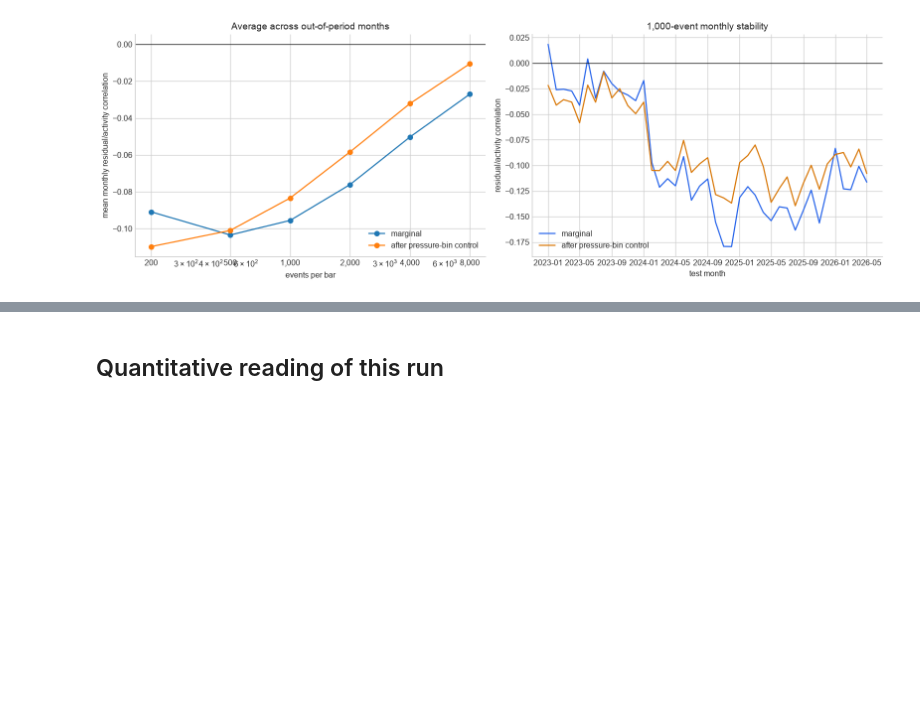
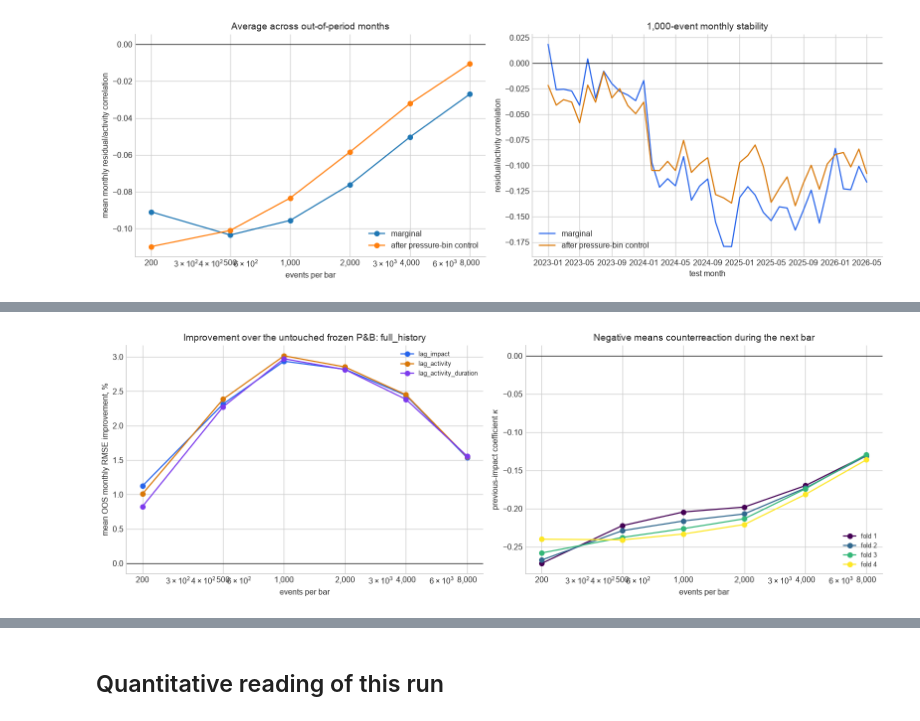
Before and after one commit to pdmillington/market-impact-research, a Jupyter notebook: alpha-search/notebooks/PBScaleFreeImpactWorkbench.ipynb, the cells around one changed output, grey strips where cells are left out. Cells and saved outputs as stored; diff of their text form; code cells hidden in the pictures; blank space fills up the shorter version.

Commit message:
Testing lagged residual to see if it eliminates residual correlation with future returns

```diff
--- a/alpha-search/notebooks/PBScaleFreeImpactWorkbench.ipynb
+++ b/alpha-search/notebooks/PBScaleFreeImpactWorkbench.ipynb
@@ -109,6 +109,22 @@ monthly_activity = pl.read_csv(
     infer_schema_length=None,
 ).with_columns(pl.col('fold').cast(pl.Utf8))
 
+LAG_RESULTS = REPO / 'alpha-search' / 'reports' / 'pb_lagged_impact_extension_v4'
+LAG_CONFIG = REPO / 'alpha-search' / 'configs' / 'pb_lagged_impact_extension_v4.json'
+lag_config = json.loads(LAG_CONFIG.read_text())
+lag_evaluation = pl.read_csv(
+    LAG_RESULTS / 'oos_evaluation.csv', infer_schema_length=None
+).with_columns(pl.col('fold').cast(pl.Utf8))
+lag_coefficients = pl.read_csv(
+    LAG_RESULTS / 'lag_coefficients.csv', infer_schema_length=None
+).with_columns(pl.col('fold').cast(pl.Utf8))
+lag_curves = pl.read_csv(
+    LAG_RESULTS / 'lag_diagnostic_curves.csv', infer_schema_length=None
+).with_columns(pl.col('fold').cast(pl.Utf8))
+calibration_ledger = pl.read_csv(
+    LAG_RESULTS / 'calibration_ledger.csv', infer_schema_length=None
+).with_columns(pl.col('fold').cast(pl.Utf8))
+
 plt.style.use('seaborn-v0_8-whitegrid')
 plt.rcParams.update({
     'figure.dpi': 115,
@@ -1016,0 +1114,83 @@ shape: (6, 6)
+# %%
+lag_base = lag_evaluation.filter(
+    pl.col('model') == 'frozen_pb'
+).select(
+    'sample', 'fold', 'n_events',
+    pl.col('mean_monthly_rmse').alias('frozen_pb_rmse')
+)
+lag_comparison = lag_evaluation.join(
+    lag_base, on=['sample', 'fold', 'n_events']
+).with_columns(
+    (100 * (1 - pl.col('mean_monthly_rmse') / pl.col('frozen_pb_rmse')))
+    .alias('rmse_improvement_pct')
+)
+
+lag_summary = (
+    lag_comparison.filter(pl.col('sample') == SAMPLE)
+    .group_by('n_events', 'model')
+    .agg(
+        pl.col('mean_monthly_rmse').mean().alias('mean_oos_monthly_rmse'),
+        pl.col('rmse_improvement_pct').mean().alias('mean_rmse_improvement_pct'),
+        pl.col('rmse_improvement_pct').min().alias('worst_fold_improvement_pct'),
+        pl.col('mean_monthly_pressure_controlled_activity_correlation').mean()
+        .alias('mean_pressure_controlled_activity_correlation'),
+        pl.col('mean_monthly_residual_lag_impulse_correlation').mean()
+        .alias('mean_residual_lag_correlation'),
+    )
+    .sort(['n_events', 'model'])
+)
+display(lag_summary)
+
+fig, axes = plt.subplots(1, 2, figsize=(14, 4.9))
+lag_colours = {
+    'lag_impact': '#2563eb',
+    'lag_activity': '#d97706',
+    'lag_activity_duration': '#7c3aed',
+}
+for model, colour in lag_colours.items():
+    part = lag_summary.filter(pl.col('model') == model).sort('n_events')
+    axes[0].plot(
+        part['n_events'], part['mean_rmse_improvement_pct'], 'o-',
+        color=colour, label=model
+    )
+axes[0].axhline(0, color='black', lw=.8)
+axes[0].set_xscale('log')
+axes[0].set_xticks(DISPLAY_SCALES, [f'{n:,}' for n in DISPLAY_SCALES])
+axes[0].set_xlabel('events per bar')
+axes[0].set_ylabel('mean OOS monthly RMSE improvement, %')
+axes[0].set_title(f'Improvement over the untouched frozen P&B: {SAMPLE}')
+axes[0].legend(fontsize=8)
+
+coefficient_path = lag_coefficients.filter(
+    (pl.col('sample') == SAMPLE) &
+    (pl.col('model') == 'lag_impact')
+).sort(['fold', 'n_events'])
+for fold_value, colour in zip(['1', '2', '3', '4'], plt.cm.viridis(np.linspace(0, 1, 4))):
+    part = coefficient_path.filter(pl.col('fold') == fold_value).sort('n_events')
+    axes[1].plot(
+        part['n_events'], part['lag_impulse'], 'o-', color=colour,
+        label=f'fold {fold_value}'
+    )
+axes[1].axhline(0, color='black', lw=.8)
+axes[1].set_xscale('log')
+axes[1].set_xticks(DISPLAY_SCALES, [f'{n:,}' for n in DISPLAY_SCALES])
+axes[1].set_xlabel('events per bar')
+axes[1].set_ylabel(r'previous-impact coefficient $\kappa$')
+axes[1].set_title('Negative means counterreaction during the next bar')
+axes[1].legend(fontsize=8)
+plt.tight_layout()
+plt.show()
+
+identification = (
+    lag_coefficients.filter(pl.col('sample') == SAMPLE)
+    .group_by('model')
+    .agg(
+        pl.col('scaled_condition_number').mean().alias('mean_condition_number'),
+        pl.col('scaled_condition_number').max().alias('maximum_condition_number'),
+        pl.col('lag_impulse').min().alias('minimum_lag_coefficient'),
+        pl.col('lag_impulse').max().alias('maximum_lag_coefficient'),
+    )
+    .sort('mean_condition_number')
+)
+display(identification)
+# %% [output]
@@ -1016,0 +1211 @@ shape: (6, 6)
+[figure, added]
```
Also changed, not shown: parts of 10 cells of this notebook, 13 other files.
